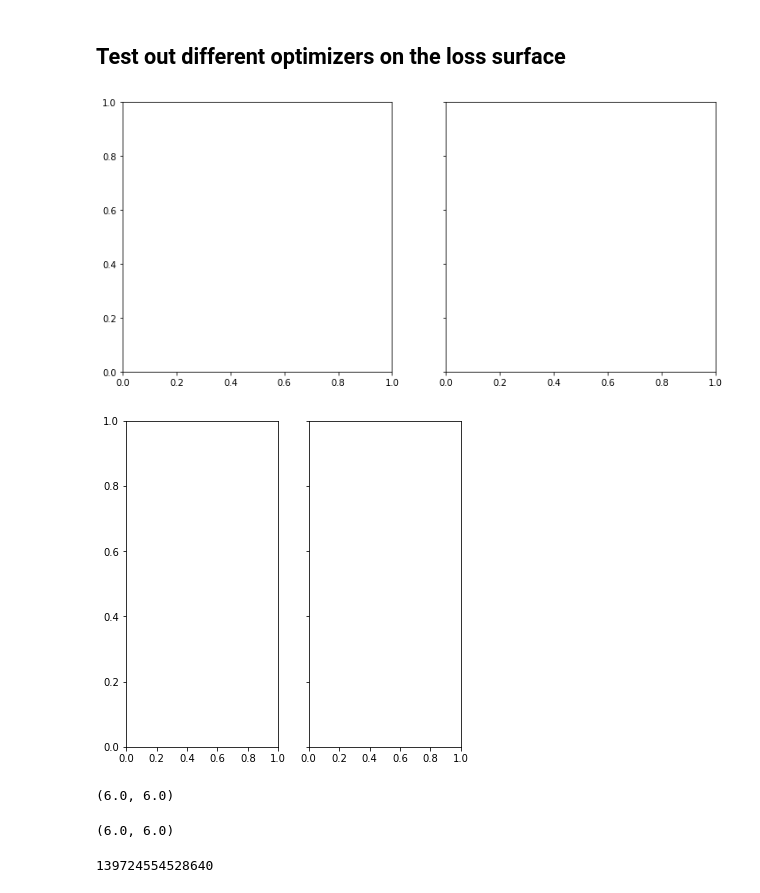
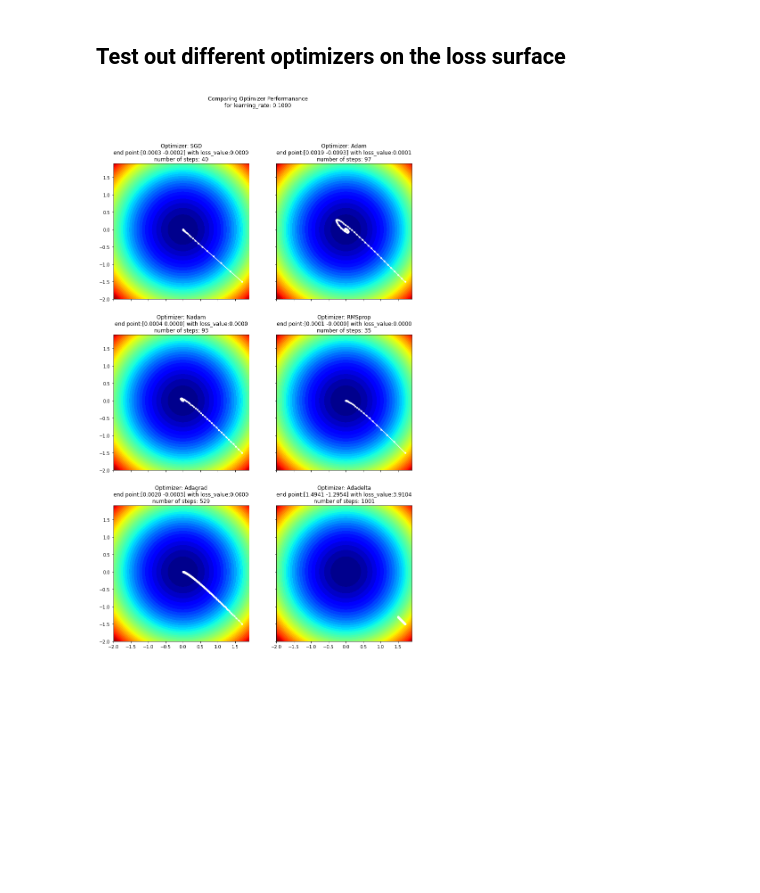
Before and after one commit to jimthompson5802/tf2_playground, a Jupyter notebook: optimizers/optimizer_playground.ipynb, the cells around one changed output. Cells and saved outputs as stored; diff of their text form; code cells hidden in the pictures; blank space fills up the shorter version.

```diff
--- a/optimizers/optimizer_playground.ipynb
+++ b/optimizers/optimizer_playground.ipynb
@@ -61,7 +64,12 @@ plt.show()
 # %% [markdown]
 ## Test out different optimizers on the loss surface
 # %%
-for optimizer in OPTIMIZERS:
+fig, ax = plt.subplots(3, 2, sharex='col', sharey='row', figsize=(12, 20))
+for idx, optimizer in enumerate(OPTIMIZERS):
+    row = idx // 2
+    col = idx % 2
+    ax[row, col].set_aspect(1)
+    plt_ax = ax[row, col]
 
     # setup for looping through optimizers
     x = tf.Variable(INITIAL_POINT, dtype=tf.float32)  # set initial point
@@ -70,58 +78,43 @@ for optimizer in OPTIMIZERS:
 
         #calculate loss function
         with tf.GradientTape() as tape:
             loss = loss_function(x)
 
         # calculate gradient
         var_list = [x]
         grad = tape.gradient(loss, var_list)
 
         # update solution using the calculated gradient
         optimizer.apply_gradients(zip(grad, var_list))
         trajectory_points.append(x.numpy())
 
         # test if we are approaching a limit point
         if len(trajectory_points) > 10:
             if np.abs(loss_function(trajectory_points[-1])
                       - loss_function(trajectory_points[-2])) < 1e-7:
                 break
 
     # consolidate the trajectory the optimizer
     trajectory = np.stack(trajectory_points)
 
-    # create a filled contour plot with 50 levels and jet color scheme
-    figure = plt.figure(figsize=(6,6))
-    plt.contourf(t_list[0], t_list[1], loss_surface, levels=50, cmap='jet')
-    plt.plot(trajectory[:,0], trajectory[:,1], '.-', color='r')
-    # show the plot
+    # generate subplot for this optimizer
+    # add contour plot
+    plt_ax.contourf(t_list[0], t_list[1], loss_surface, levels=50, cmap='jet')
+
+    # overlay optimizer trajectory path
+    plt_ax.plot(trajectory[:,0], trajectory[:,1], '.-', color='w')
+
+    # add title for subplot
     plot_title = 'Optimizer: ' + optimizer._name
     plot_title += '\nend point:' + np.array2string(trajectory[-1],
                                            formatter={'float': lambda x: "%.4f" % x})
     plot_title += ' with loss_value:' + np.array2string(loss_function(trajectory[-1]).numpy(),
                                                    formatter={'float': lambda x: "%.4f" % x})
     plot_title += '\nnumber of steps: ' + '%d' % len(trajectory)
-    plt.title(plot_title)
+    plt_ax.set_title(plot_title)
 
+# display all the subplots
+plt.suptitle('Comparing Optimizer Performanance\nfor learning_rate: %.4f' % LEARNING_RATE)
 plt.show()
+# %% [output]
+[figure, added]
-# %%
-fig, ax = plt.subplots(1, 2, sharex='col', sharey='row', figsize=(12,12))
-ax[0].set_aspect(1)
-ax[1].set_aspect(1)
-# %% [output]
-[figure, removed]
-# %%
-fig
-# %% [output]
-[figure, removed]
-# %%
-ax[0].figure.get_figwidth(), ax[0].figure.get_figheight()
-# %% [output]
-(6.0, 6.0)
-# %%
-ax[1].figure.get_figwidth(), ax[1].figure.get_figheight()
-# %% [output]
-(6.0, 6.0)
-# %%
-id(ax[0].figure)
-# %% [output]
-139724554528640
```
Also changed, not shown: parts of 8 cells of this notebook.
